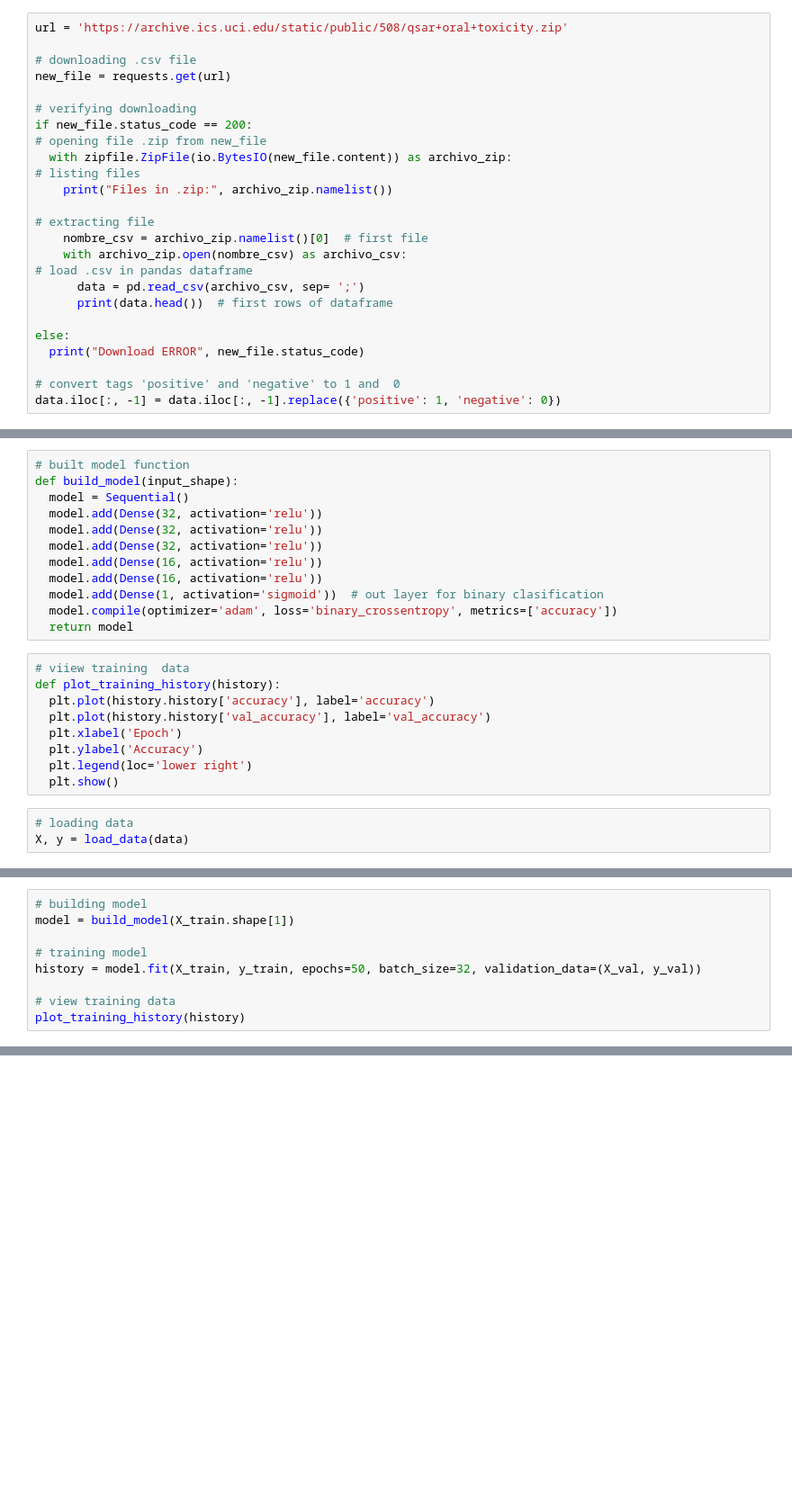
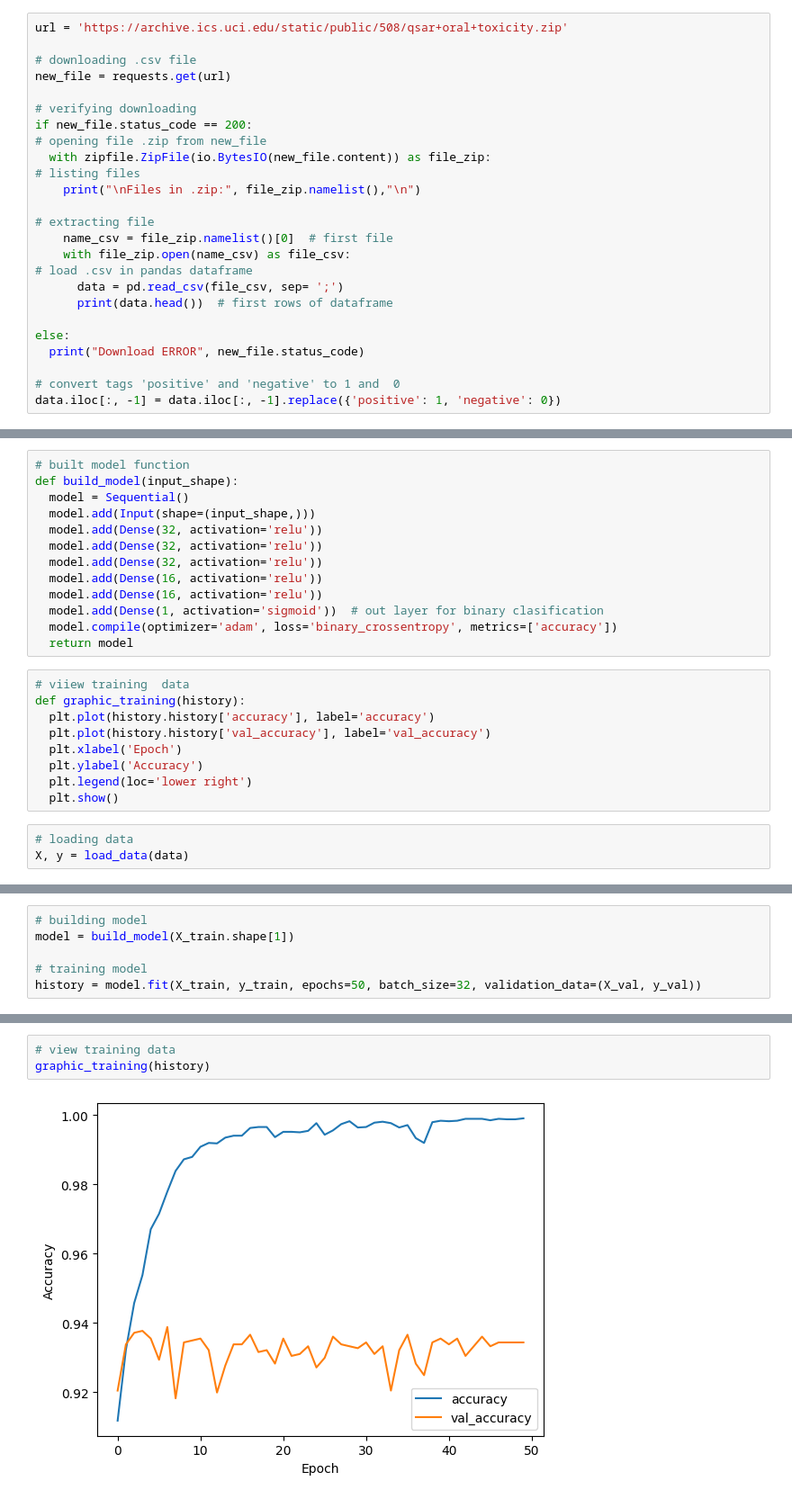
Before and after one commit to hectrony/alpha-test, a Jupyter notebook: neural_network.ipynb, the cells around one changed output, grey strips where cells are left out. Shown: that part at 90% size. Drawn from its saved outputs; the diff is of its cells as text; blank space fills up the shorter version.

```diff
--- a/neural_network.ipynb
+++ b/neural_network.ipynb
@@ -40,15 +40,15 @@ new_file = requests.get(url)
 # verifying downloading
 if new_file.status_code == 200:
 # opening file .zip from new_file
-  with zipfile.ZipFile(io.BytesIO(new_file.content)) as archivo_zip:
+  with zipfile.ZipFile(io.BytesIO(new_file.content)) as file_zip:
 # listing files
-    print("Files in .zip:", archivo_zip.namelist())
+    print("\nFiles in .zip:", file_zip.namelist(),"\n")
 
 # extracting file
-    nombre_csv = archivo_zip.namelist()[0]  # first file
-    with archivo_zip.open(nombre_csv) as archivo_csv:
+    name_csv = file_zip.namelist()[0]  # first file
+    with file_zip.open(name_csv) as file_csv:
 # load .csv in pandas dataframe
-      data = pd.read_csv(archivo_csv, sep= ';')
+      data = pd.read_csv(file_csv, sep= ';')
       print(data.head())  # first rows of dataframe
 
 else:
@@ -83,6 +86,7 @@ def load_data(data):
 # built model function
 def build_model(input_shape):
   model = Sequential()
+  model.add(Input(shape=(input_shape,)))
   model.add(Dense(32, activation='relu'))
   model.add(Dense(32, activation='relu'))
   model.add(Dense(32, activation='relu'))
@@ -93,7 +97,7 @@ def build_model(input_shape):
   return model
 # %%
 # viiew training  data
-def plot_training_history(history):
+def graphic_training(history):
   plt.plot(history.history['accuracy'], label='accuracy')
   plt.plot(history.history['val_accuracy'], label='val_accuracy')
   plt.xlabel('Epoch')
@@ -117,8 +122,5 @@ model = build_model(X_train.shape[1])
 
 # training model
 history = model.fit(X_train, y_train, epochs=50, batch_size=32, validation_data=(X_val, y_val))
-
-# view training data
-plot_training_history(history)
 # %% [output]
 Epoch 1/50
@@ -142,3 +143,8 @@ Epoch 50/50
+# %%
+# view training data
+graphic_training(history)
+# %% [output]
+[figure, added]
 # %%
 # review the modeel
 loss, accuracy = model.evaluate(X_val, y_val)
```
Also changed, not shown: parts of 5 cells of this notebook.
